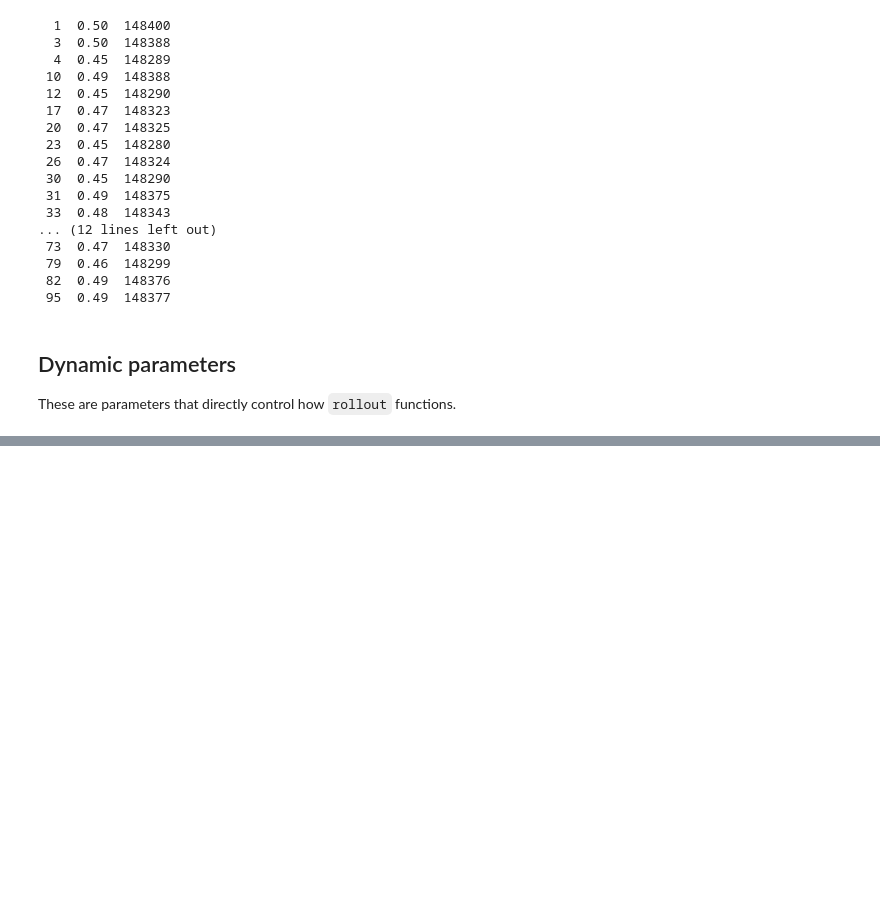
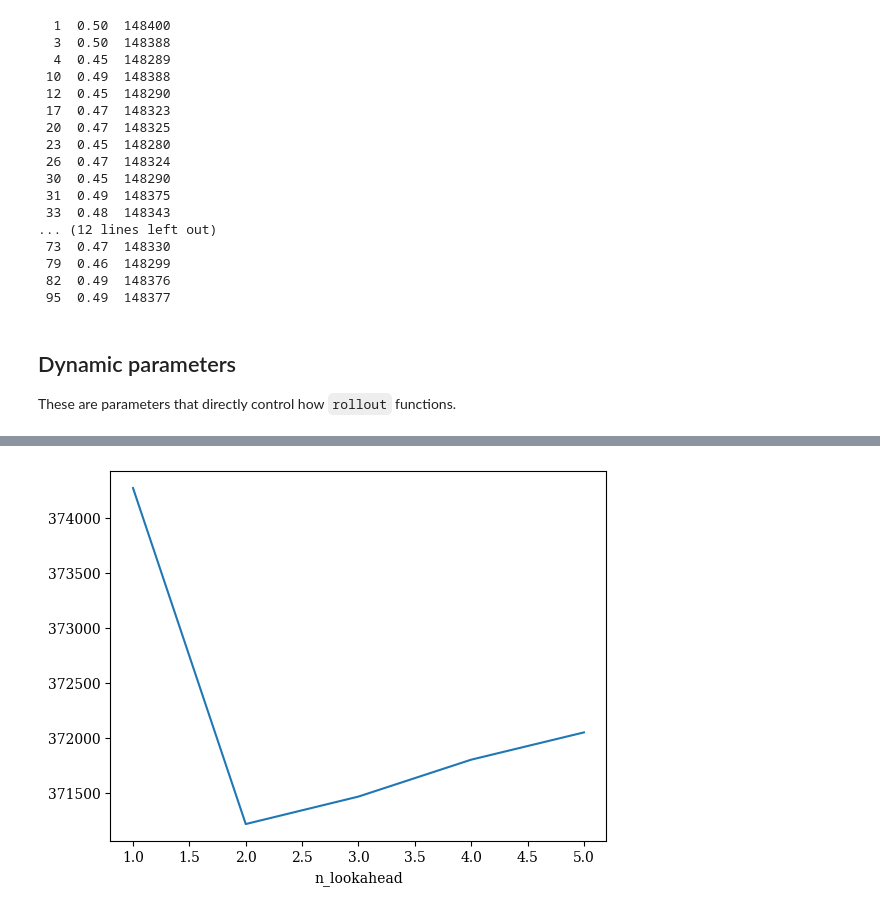
Before and after one commit to N-Wouda/Euro-NeurIPS-2022, a Jupyter notebook: notebooks/dynamic-tuning.ipynb, the cells around one changed output, grey strips where cells are left out. Cells and saved outputs as stored; diff of their text form; code cells hidden in the pictures; blank space fills up the shorter version.

```diff
--- a/notebooks/dynamic-tuning.ipynb
+++ b/notebooks/dynamic-tuning.ipynb
@@ -427,0 +474,4 @@ These are parameters that directly control how `rollout` functions.
+# %%
+df.cost.groupby(df["n_lookahead"]).mean().plot();
+# %% [output]
+[figure, added]
```
Also changed, not shown: parts of 7 cells of this notebook, 2 other files.
